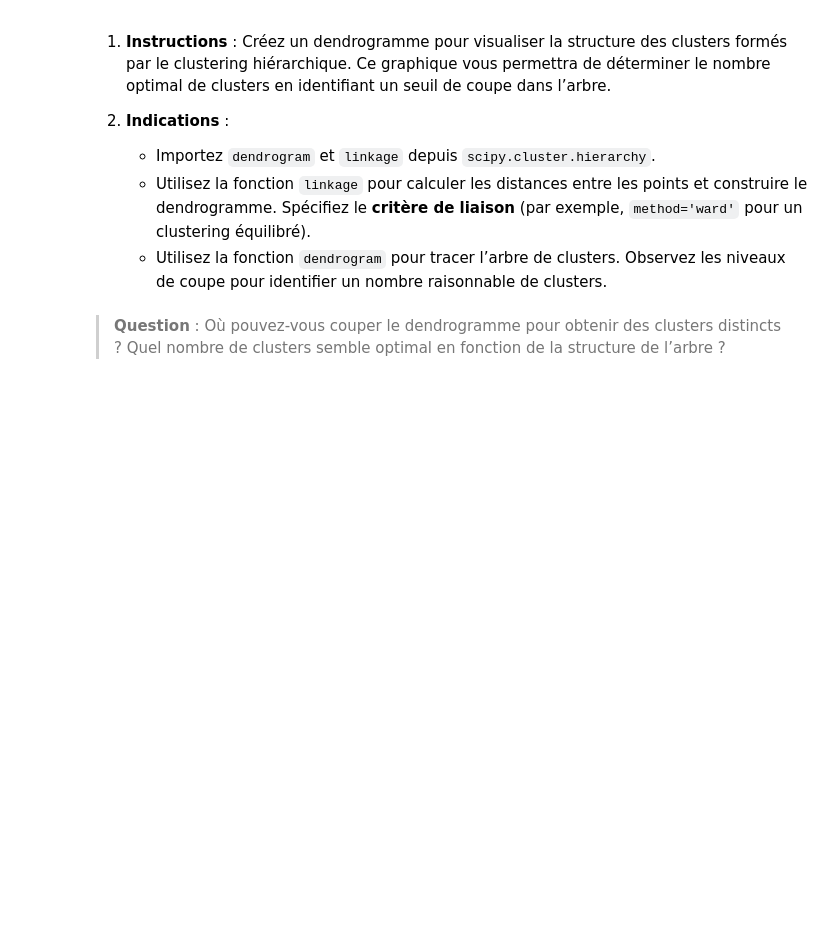
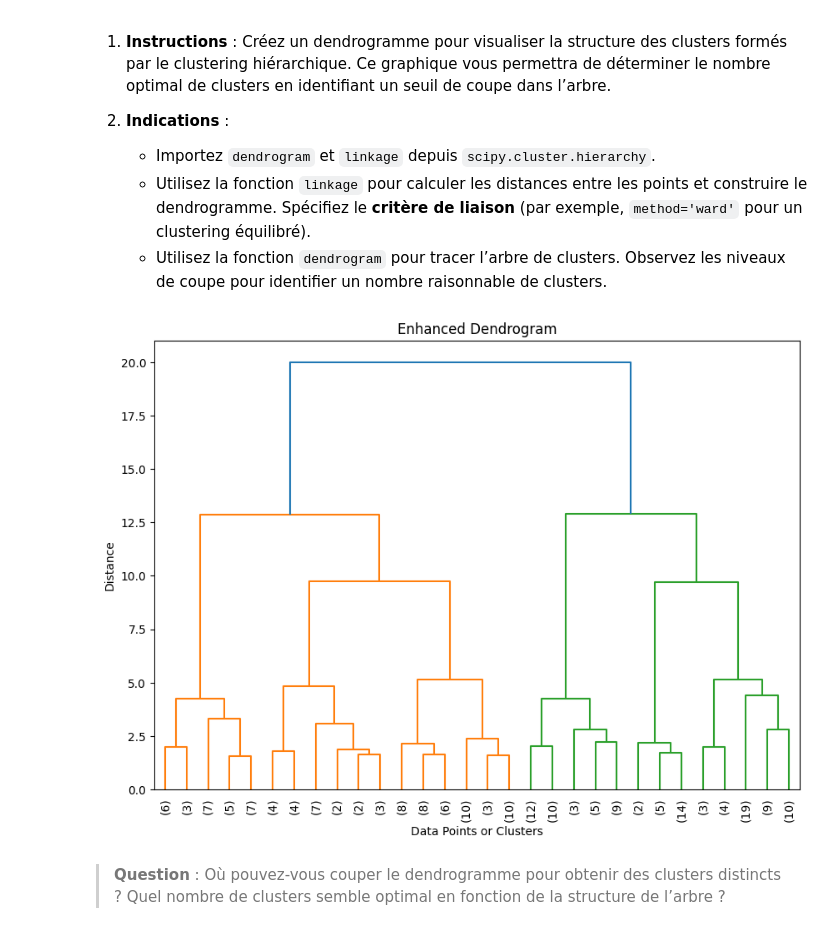
Before and after one commit to TonyVallad/Simplon, a Jupyter notebook: Notebooks/Machine Learning 2/A_03_01_Apprentissage_Non_Supervisé/A_03_1_Apprentissage_Non_Supervisé.ipynb, the cells around one changed output. Saved outputs shown, nothing was run; the diff lists cells and outputs as text; code cells hidden in the pictures; blank space fills up the shorter version.

```diff
--- a/Notebooks/Machine Learning 2/A_03_01_Apprentissage_Non_Supervisé/A_03_1_Apprentissage_Non_Supervisé.ipynb
+++ b/Notebooks/Machine Learning 2/A_03_01_Apprentissage_Non_Supervisé/A_03_1_Apprentissage_Non_Supervisé.ipynb
@@ -246,4 +285,25 @@ Les algorithmes de clustering, et en particulier **K-means**, sont sensibles aux
 - **Instructions** : Standardisez les variables sélectionnées en les transformant pour qu’elles aient une moyenne de 0 et un écart-type de 1 (z-score standardisation).
    - Utilisez la **standardisation** pour le clustering K-means et le clustering hiérarchique pour garantir que toutes les variables contribuent de manière égale aux clusters.
 # %%
+from sklearn.preprocessing import StandardScaler, MinMaxScaler
+
 # Insérez ici le code pour standardiser les variables
+
+print(f"{YELLOW}Standardizing data...{RESET}")
+
+# Choose the scaling strategy
+scaling_strategy = "standardization"
+
+# Step 1: Instantiate the preprocessor
+if scaling_strategy == "normalization":
+    scaler = MinMaxScaler()  # Normalizes features to the range [0, 1]
+elif scaling_strategy == "standardization":
+    scaler = StandardScaler()  # Standardizes features (mean=0, std=1)
+else:
+    raise ValueError(f"{RED}Invalid scaling strategy. Choose 'normalization' or 'standardization'.{RESET}")
+
+# Fit and transform the data
+scaled_data = scaler.fit_transform(encoded_df)
+
+# Convert scaled_data to a DataFrame
+scaled_df = pd.DataFrame(scaled_data, columns=encoded_df.columns, index=encoded_df.index)
@@ -429,7 +665,30 @@ Nous utiliserons ici la méthode **agglomérative**, la plus populaire, qui perm
    - Utilisez la fonction `linkage` pour calculer les distances entre les points et construire le dendrogramme. Spécifiez le **critère de liaison** (par exemple, `method='ward'` pour un clustering équilibré).
    - Utilisez la fonction `dendrogram` pour tracer l’arbre de clusters. Observez les niveaux de coupe pour identifier un nombre raisonnable de clusters.
 # %%
+from scipy.cluster.hierarchy import dendrogram, linkage
+
 # Insérez ici le code pour créer le dendrogramme
+
+# Select relevant features for clustering
+X = scaled_df[['Age', 'Annual Income (k$)', 'Spending Score (1-100)']]
+
+# Compute the linkage matrix
+linkage_matrix = linkage(X, method='ward')
+# %%
+# Enhanced dendrogram
+plt.figure(figsize=(10, 7))
+dendrogram(
+    linkage_matrix,
+    truncate_mode='lastp',
+    p=30,
+    leaf_rotation=90
+)
+plt.title('Enhanced Dendrogram')
+plt.xlabel('Data Points or Clusters')
+plt.ylabel('Distance')
+plt.show()
+# %% [output]
+[figure, added]
 # %% [markdown]
 > **Question** : Où pouvez-vous couper le dendrogramme pour obtenir des clusters distincts ? Quel nombre de clusters semble optimal en fonction de la structure de l’arbre ?
 # %% [markdown]
```
Also changed, not shown: parts of 18 cells of this notebook.
